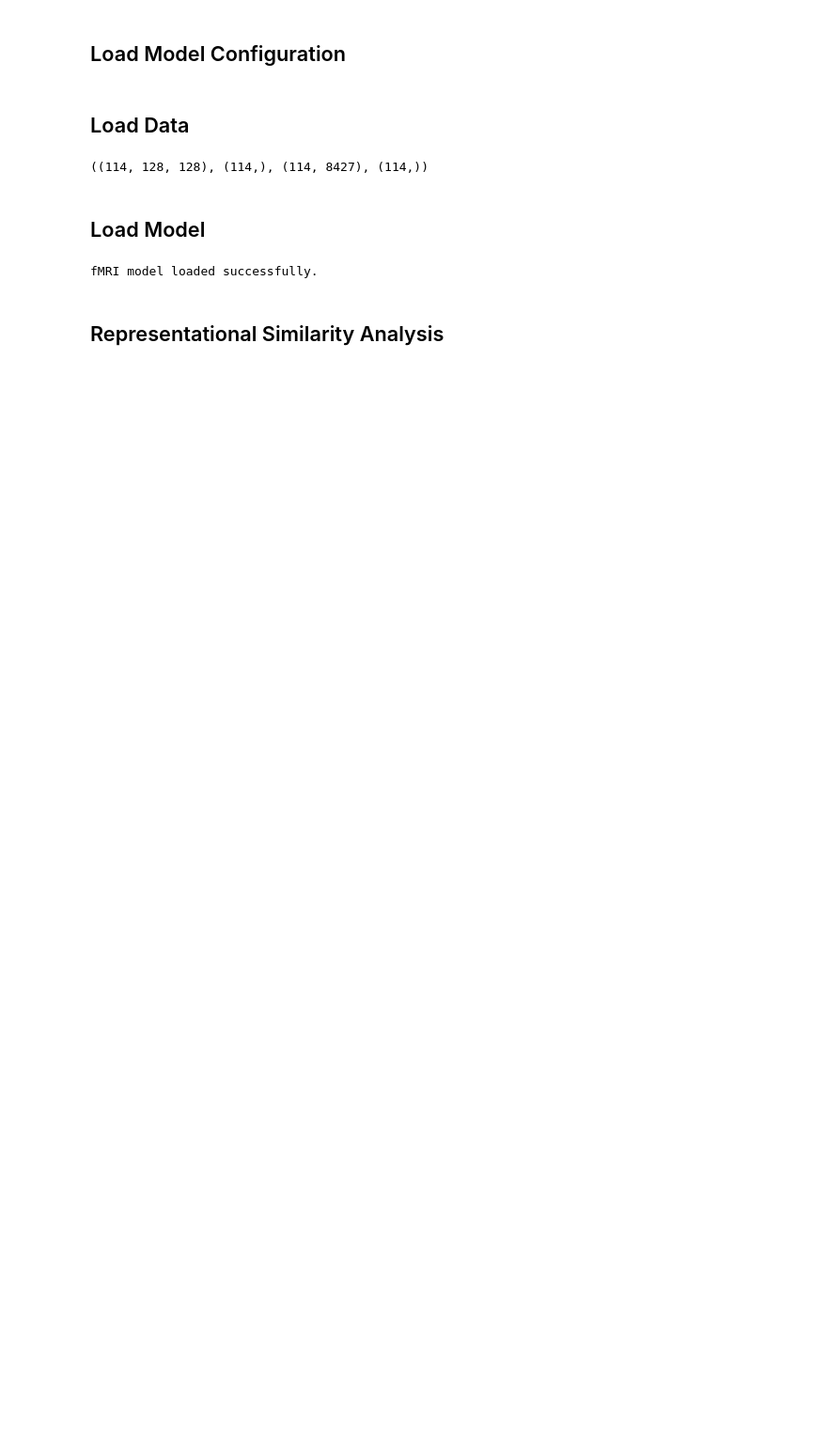
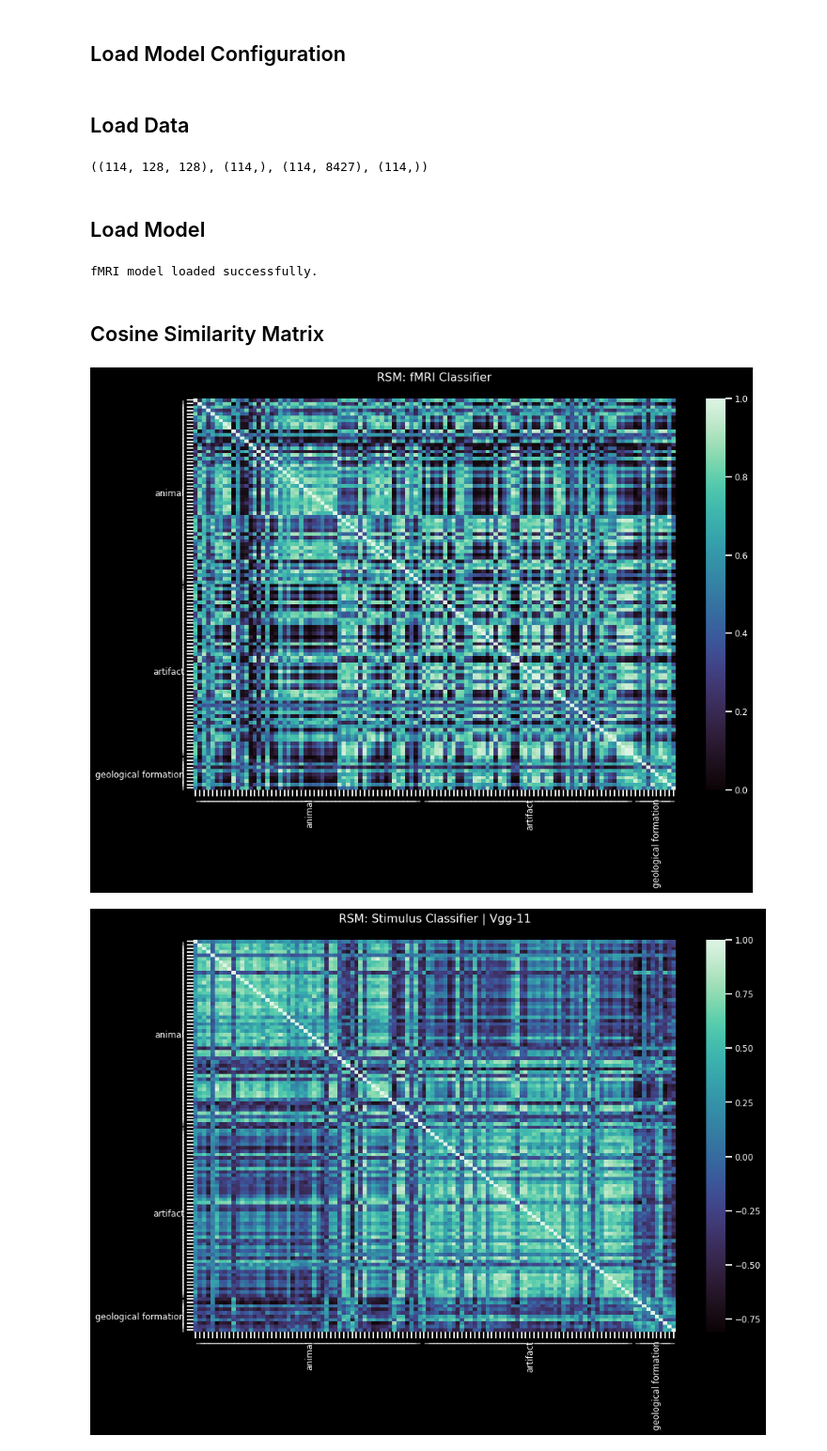
Before and after one commit to theairbend3r/decoding-thoughts, a Jupyter notebook: notebooks/04_similarity_analysis.ipynb, the cells around one changed output. Shown at 94% size. Cells and saved outputs as stored; diff of their text form; code cells hidden in the pictures; blank space fills up the shorter version.

```diff
--- a/notebooks/04_similarity_analysis.ipynb
+++ b/notebooks/04_similarity_analysis.ipynb
@@ -91,7 +90,10 @@ fmri_loader = DataLoader(dataset=fmri_dataset, shuffle=False, batch_size=1)
 # %%
 fmri_model = FMRIClassifier(num_features=x_fmri.shape[1], num_classes=len(class2idx))
 fmri_model.load_state_dict(
-    torch.load("./../models/fmri_classifier/fmri_classifier_model.pth")
+    torch.load(
+        "./../models/fmri_classifier/fmri_classifier_model.pth",
+        map_location="cpu",
+    ),
 )
 fmri_model.eval()
 
@@ -99,19 +101,21 @@ print("fMRI model loaded successfully.")
 # %% [output]
 fMRI model loaded successfully.
 # %% [markdown]
-## Representational Similarity Analysis
+## Cosine Similarity Matrix
 # %%
 (
     stim_model_names,
-    stim_vs_fmri_cosine_norm_list,
     stim_model_norm_list,
     stim_model_num_param_list,
 ) = run_rsa(
     fmri_model=fmri_model,
     fmri_loader=fmri_loader,
     fmri_config=fmri_config,
     stim_loader=stim_loader,
     stim_config=stim_config,
     class2idx=class2idx,
     idx2class=idx2class,
 )
+# %% [output]
+[figure, added]
+[figure, added]
```
Also changed, not shown: parts of 9 cells of this notebook, 4 other files.
